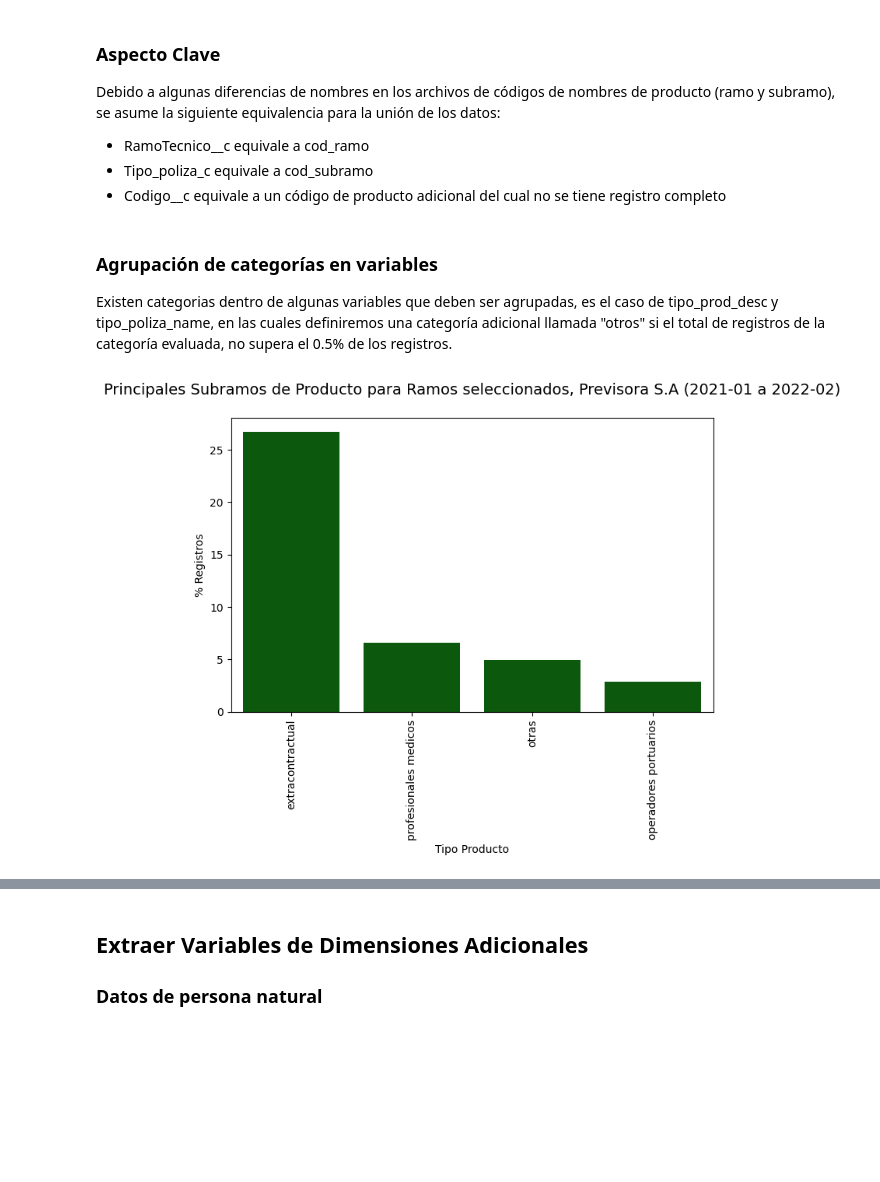
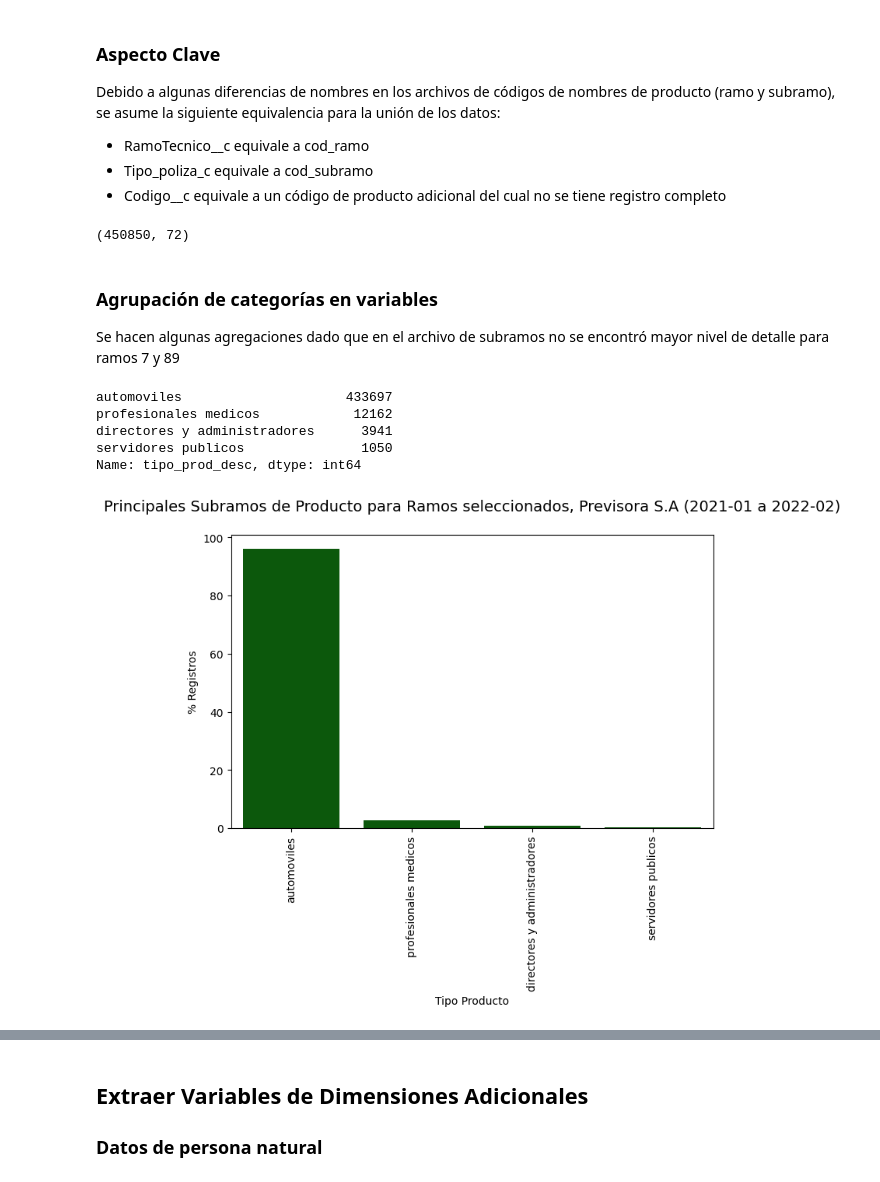
Before and after one commit to statscol/churn-pv-mvp, a Jupyter notebook: 01-Lectura-informacion-limpieza.ipynb, the cells around one changed output, grey strips where cells are left out. Saved outputs shown, nothing was run; the diff lists cells and outputs as text; code cells hidden in the pictures; blank space fills up the shorter version.

Commit message:
se actualizó con data desde 2018

```diff
--- a/01-Lectura-informacion-limpieza.ipynb
+++ b/01-Lectura-informacion-limpieza.ipynb
@@ -111,3 +142,4 @@ Total filas después de remover duplicados y filtrar ramos:  157138
 # %%
 ##obtener descripción tipo de ramo y de subramo de producto
-data_prod=data_prod.merge(tipo_ramo[['cod_ramo','txt_desc']].rename(columns={'txt_desc':'tipo_ramo_name'}),how="left",left_on=['RamoTecnico__c'],right_on=['cod_ramo']).drop(columns="cod_ramo")
+data_prod=data_prod.merge(tipo_ramo[['cod_ramo','txt_desc']].rename(columns={'txt_desc':'tipo_ramo_name'}),how="inner",left_on=['RamoTecnico__c'],right_on=['cod_ramo']).drop(columns="cod_ramo")
+print(data_prod.shape)
@@ -122,9 +156,13 @@ Debido a algunas diferencias de nombres en los archivos de códigos de nombres d
 # %%
 ##Añadir descripción tipo producto por subramo
 
-data_prod.loc[:,'Producto__c']=data_prod.Producto__c.apply(lambda d: try_convert(d)) ## se debe realizar un paso previo ya que el Producto__c está con valores decimales
-
-data_prod=data_prod.merge(tipo_poliza.rename(columns={'txt_desc':'tipo_prod_desc'}),how="left",left_on=['RamoTecnico__c','Tipo_poliza_c'],right_on=['cod_ramo','cod_subramo'])
+data_prod.loc[:,'Producto__c']=data_prod.Producto__c.apply(lambda d: try_convert(str(d))).astype(int) ## se debe realizar un paso previo ya que el Producto__c está con valores decimales
+# %%
+
+data_prod=data_prod.merge(tipo_poliza.rename(columns={'txt_desc':'tipo_prod_desc'}),how="left",left_on=['RamoTecnico__c','Producto__c'],right_on=['cod_ramo','cod_subramo'])
+data_prod.shape
+# %% [output]
+(450850, 72)
 # %%
 ## existen columnas que pueden diferir en valor pero cuyo contenido puede ser unificado al usar procesos de limpieza, (ej. 4.0 vs 4, " DAÑOS" vs "DAÑOS")
 ## Por tanto se procede a limpiar estas columnas
@@ -133,25 +171,33 @@ data_prod.loc[:,'ClaseVehiculo__c']=data_prod.ClaseVehiculo__c.apply(lambda d: t
 data_prod.loc[:,'TipoVehiculo__c']=data_prod.TipoVehiculo__c.apply(lambda d: try_convert(d))
 data_prod.loc[:,'tipo_ramo_name']=data_prod.tipo_ramo_name.apply(lambda d: str(d).strip().lower())
 data_prod.loc[:,'tipo_prod_desc']=data_prod.tipo_prod_desc.apply(lambda d: str(d).strip().lower())
-# %% [markdown]
-### Agrupación de categorías en variables
-Existen categorias dentro de algunas variables que deben ser agrupadas, es el caso de tipo_prod_desc y tipo_poliza_name, en las cuales definiremos una categoría adicional llamada "otros" si el total de registros de la categoría evaluada, no supera el 0.5% de los registros.
+# %% [markdown]
+### Agrupación de categorías en variables
+
+Se hacen algunas agregaciones dado que en el archivo de subramos no se encontró mayor nivel de detalle para ramos 7 y 89
 # %%
-tipo_ramo_name_values=data_prod.tipo_ramo_name.value_counts(normalize=True).to_dict()
-tipo_prod_desc_values=data_prod.tipo_prod_desc.value_counts(normalize=True).to_dict()
-data_prod.loc[:,'tipo_ramo_name']=data_prod.tipo_ramo_name.apply(lambda d: "otras" if (d in tipo_ramo_name_values.keys() and tipo_ramo_name_values[d]<0.005 or d=="nan") else d)
-data_prod.loc[:,'tipo_prod_desc']=data_prod.tipo_prod_desc.apply(lambda d: "otras" if (d in tipo_prod_desc_values.keys() and tipo_prod_desc_values[d]<0.005 or d=="nan") else d)
+#data_prod.loc[:,'tipo_ramo_name']=data_prod.tipo_ramo_name.apply(lambda d: "otras" if d=="nan" else d)
+UNDEFINED_RAMOS={7:'automoviles','89':'previhogar'}
+data_prod['tipo_prod_desc']=data_prod.apply(lambda d: UNDEFINED_RAMOS[d['RamoTecnico__c']] if d['RamoTecnico__c'] in UNDEFINED_RAMOS.keys() else d['tipo_prod_desc'],axis=1)
+# %%
+data_prod.tipo_prod_desc.value_counts()
+# %% [output]
+automoviles                     433697
+profesionales medicos            12162
+directores y administradores      3941
+servidores publicos               1050
+Name: tipo_prod_desc, dtype: int64
 # %%
-data_tipo_prod=data_prod.tipo_prod_desc.value_counts(normalize=True).head(10).reset_index()[1:]
+data_tipo_prod=data_prod.tipo_prod_desc.value_counts(normalize=True).head(10).reset_index()
 
 f,ax=plt.subplots(figsize=(8,5),dpi=100)
 sns.barplot(x=data_tipo_prod['index'],y=data_tipo_prod['tipo_prod_desc']*100,data=data_tipo_prod,ax=ax,color="darkgreen");
 ax.set_title("Principales Subramos de Producto para Ramos seleccionados, Previsora S.A (2021-01 a 2022-02)\n",size=14)
 ax.set_xlabel("Tipo Producto")
 ax.set_ylabel("% Registros")
 plt.xticks(rotation=90);
 # %% [output]
-[figure, old version]
+[figure, new version]
 # %%
 data_tipo_ramo=data_prod.tipo_ramo_name.value_counts(normalize=True).head(10).reset_index()
 
```
Also changed, not shown: parts of 26 cells of this notebook, 14 other files.
